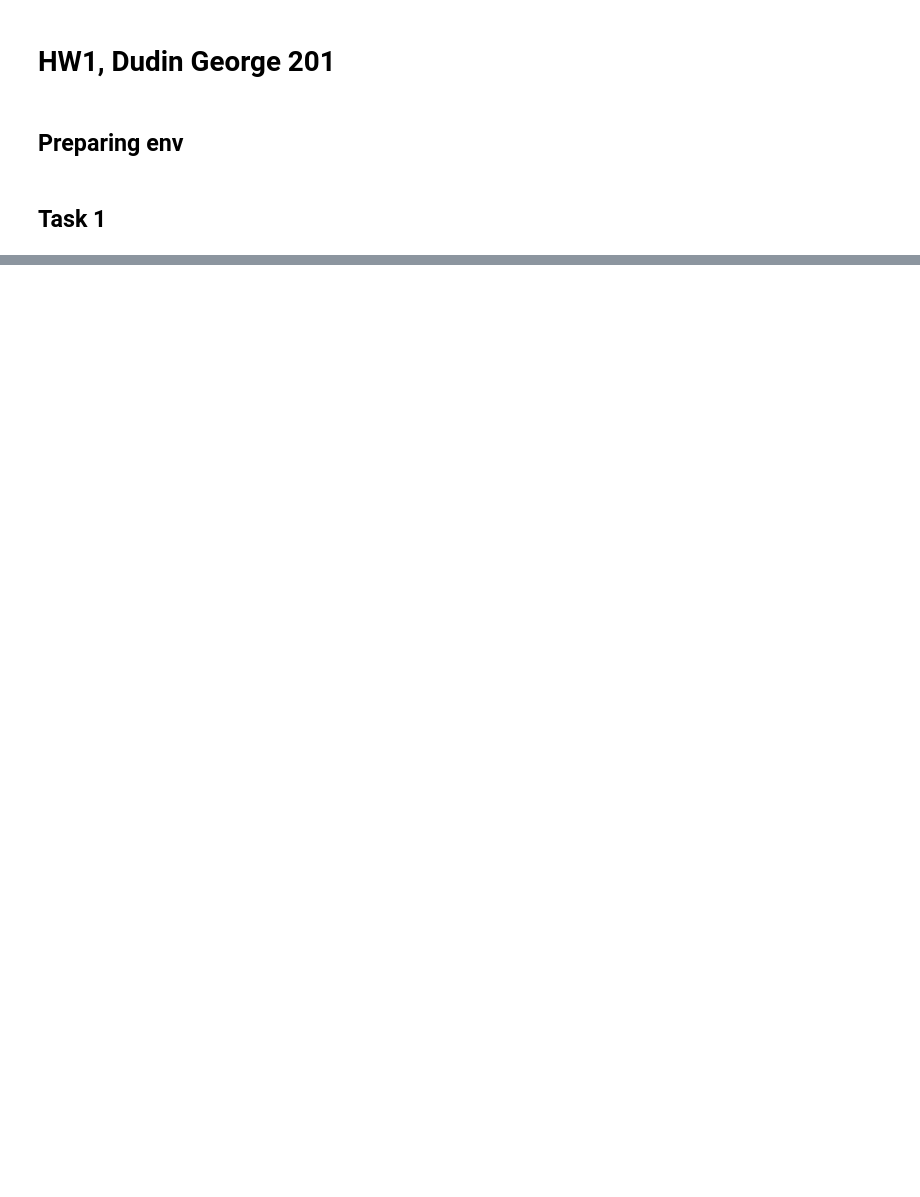
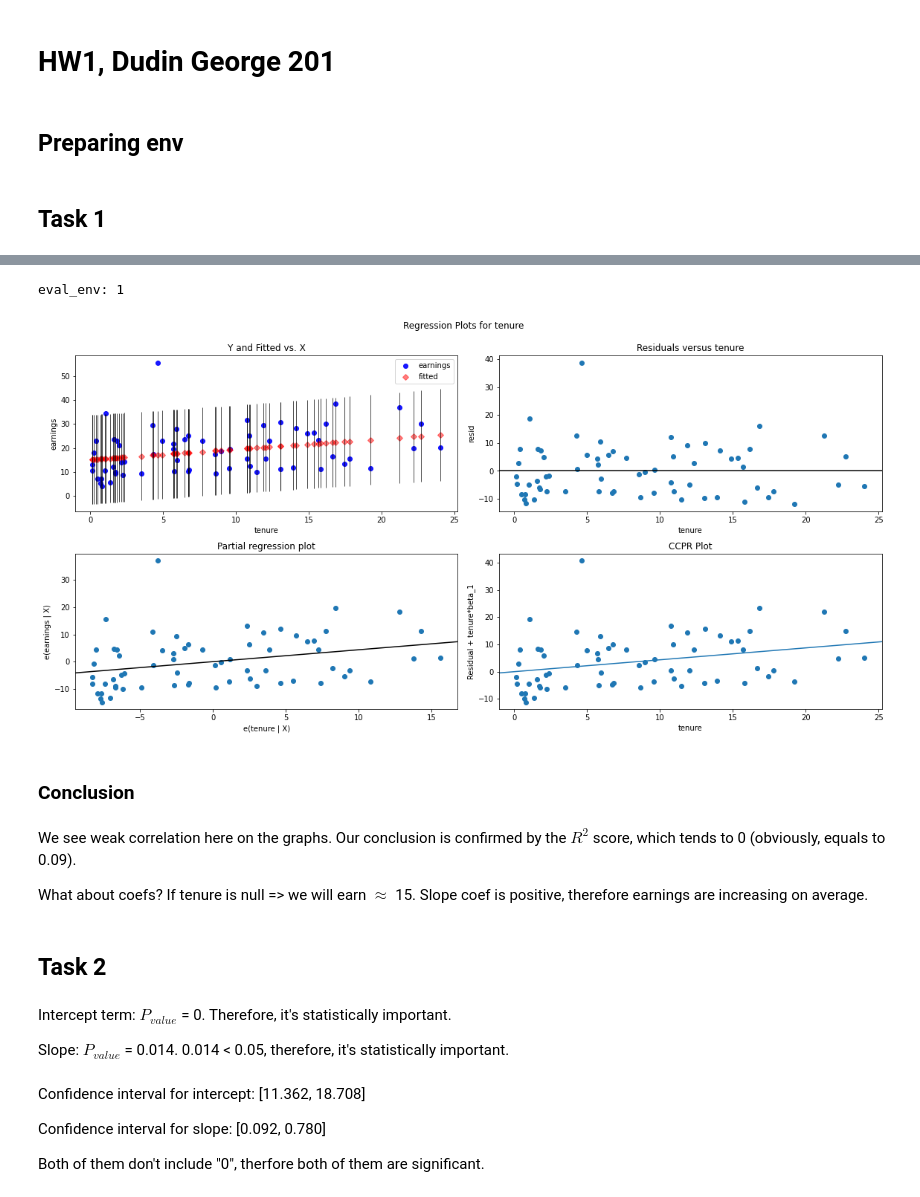
Before and after one commit to dudin-george/econometrics, a Jupyter notebook: HW1/notebook.ipynb, the cells around one changed output, grey strips where cells are left out. Cells and saved outputs as stored; diff of their text form; code cells hidden in the pictures; blank space fills up the shorter version.

```diff
--- a/HW1/notebook.ipynb
+++ b/HW1/notebook.ipynb
@@ -34,0 +29,3 @@ plt.show()
+# %%
+model_et = ols('earnings ~ tenure', data=df).fit()
+print(model_et.summary())
@@ -34,0 +50,24 @@ plt.show()
+# %%
+fig = plt.figure(figsize=(16,8))
+fig = sm.graphics.plot_regress_exog(model_et, 'tenure', fig=fig)
+# %% [output]
+eval_env: 1
+[figure, added]
+# %% [markdown]
+### Сonclusion
+# %% [markdown]
+We see weak correlation here on the graphs. Our conclusion is confirmed by the $R^2$ score, which tends to 0 (obviously, equals to 0.09).
+
+What about coefs? If tenure is null => we will earn $\approx$ 15. Slope coef is positive, therefore earnings are increasing on average.
+# %% [markdown]
+## Task 2
+# %% [markdown]
+Intercept term: $P_{value}$ = 0. Therefore, it's statistically important.
+
+Slope: $P_{value}$ = 0.014. 0.014 < 0.05, therefore, it's statistically important.
+# %% [markdown]
+Confidence interval for intercept: [11.362, 18.708]
+
+Confidence interval for slope:     [0.092,  0.780]
+
+Both of them don't include "0", therfore both of them are significant.
```
Also changed, not shown: parts of 33 cells of this notebook.
